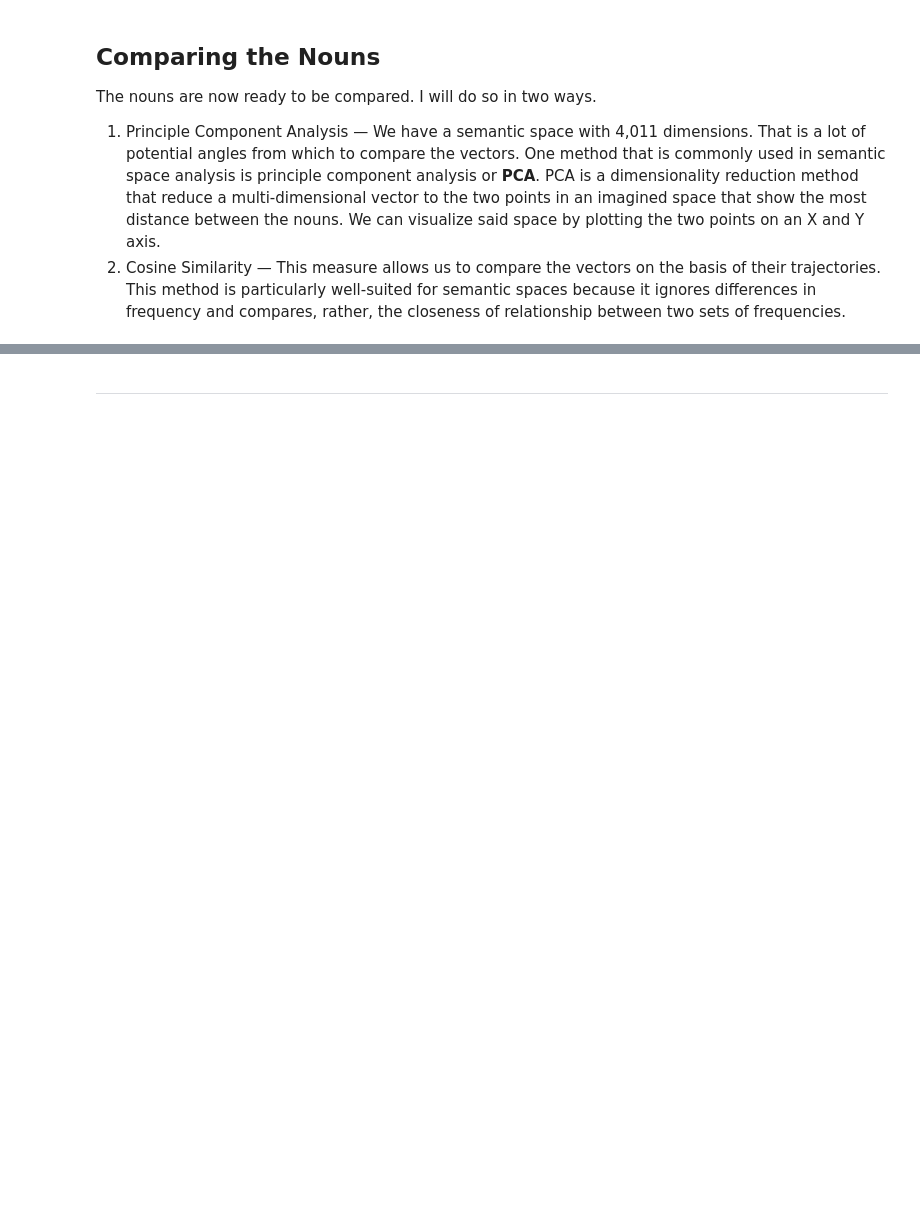
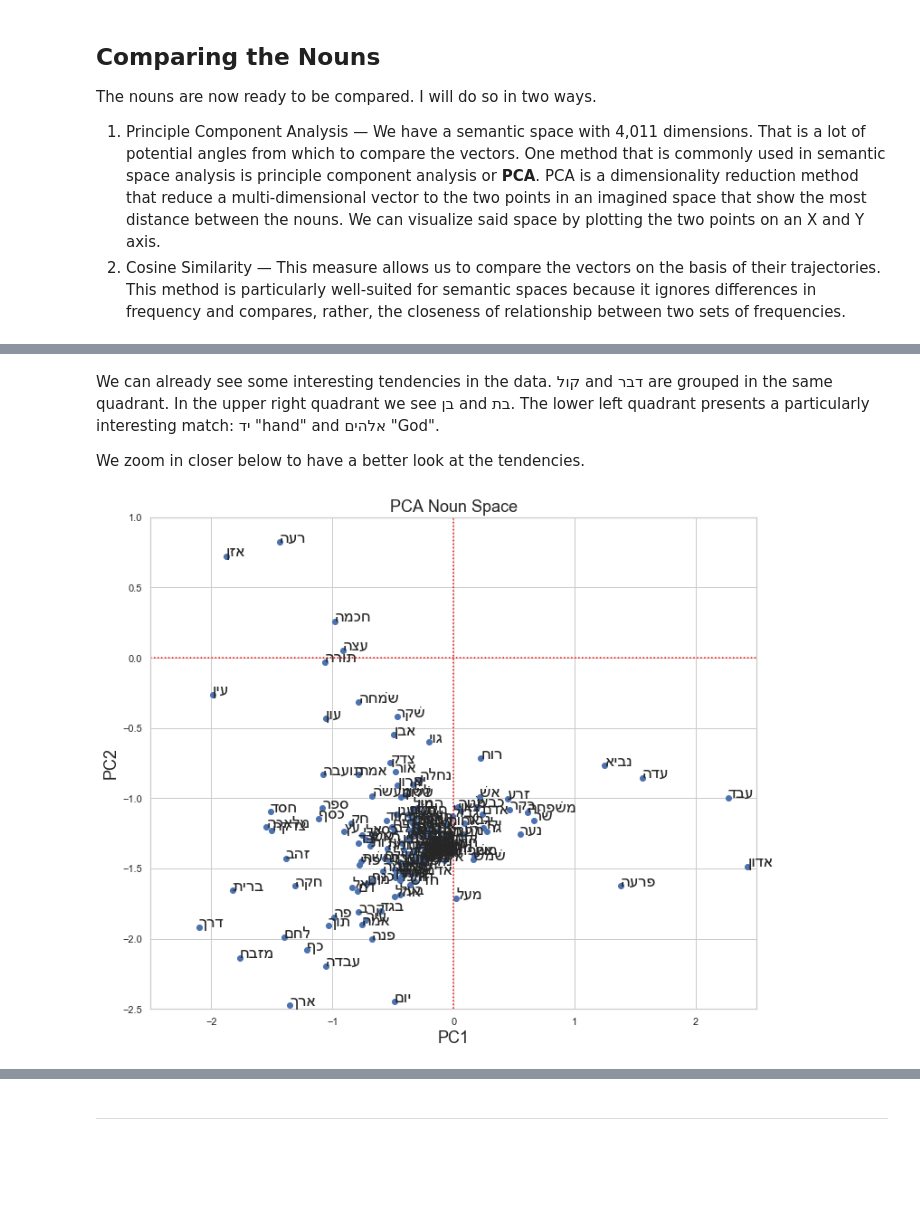
Before and after one commit to codykingham/noun_semantics, a Jupyter notebook: analysis/noun_semantics.ipynb, the cells around one changed output, grey strips where cells are left out. Drawn from its saved outputs; the diff is of its cells as text; code cells hidden in the pictures; blank space fills up the shorter version.

```diff
--- a/analysis/noun_semantics.ipynb
+++ b/analysis/noun_semantics.ipynb
@@ -576,0 +621,8 @@ The nouns are now ready to be compared. I will do so in two ways.
+# %% [markdown]
+We can already see some interesting tendencies in the data. קול and דבר are grouped in the same quadrant. In the upper right quadrant we see בן and בת. The lower left quadrant presents a particularly interesting match: יד "hand" and אלהים "God".
+
+We zoom in closer below to have a better look at the tendencies.
+# %%
+plot_PCA(pca_nouns, zoom=((-2.5, 2.5, -2.5, 1)))
+# %% [output]
+[figure, added]
```
Also changed, not shown: parts of 13 cells of this notebook.
